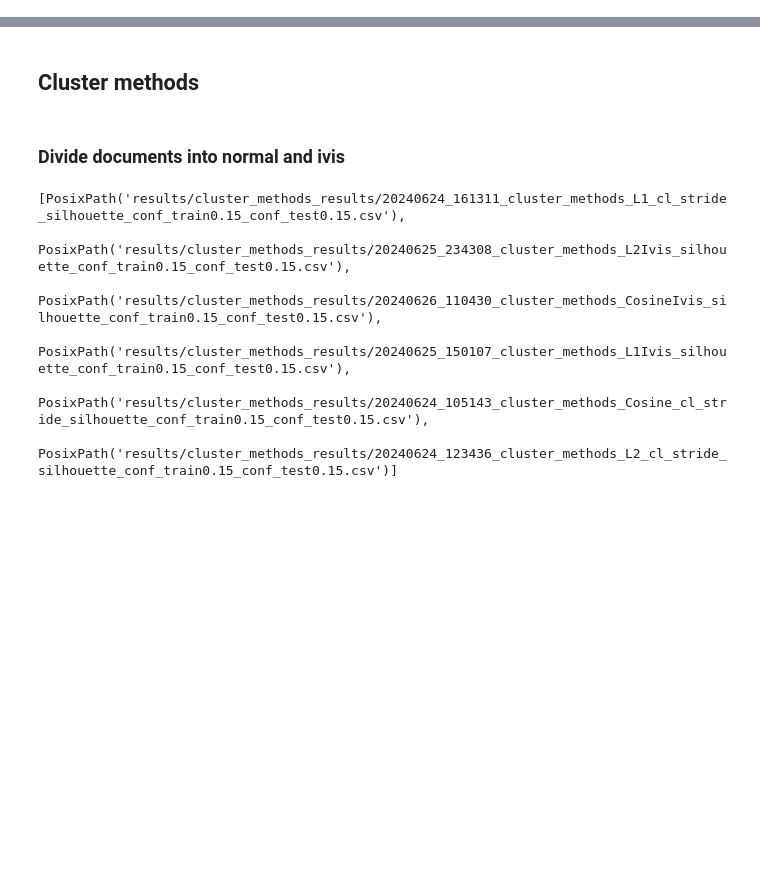
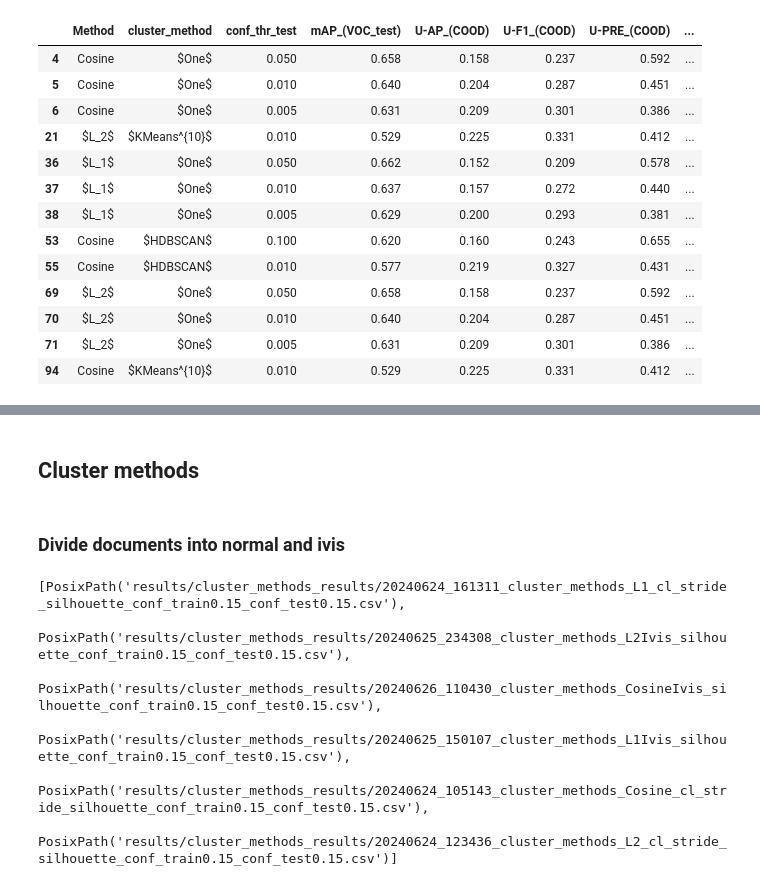
Before and after one commit to aitor-martinez-seras/OoD_in_Object_Detection, a Jupyter notebook: process_results.ipynb, the cells around one changed output, grey strips where cells are left out. Saved outputs shown, nothing was run; the diff lists cells and outputs as text; code cells hidden in the pictures; blank space fills up the shorter version.

```diff
--- a/process_results.ipynb
+++ b/process_results.ipynb
@@ -167,0 +390,17 @@ def obtain_non_dominated_points_positions(dataframe: pd.DataFrame):
+# %%
+df_non_dominated_cluster_methods
+# %% [output]
+|  | Method | cluster_method | conf_thr_test | mAP_(VOC_test) | U-AP_(COOD) | U-F1_(COOD) | U-PRE_(COOD) | ... |
+| 4 | Cosine | $One$ | 0.050 | 0.658 | 0.158 | 0.237 | 0.592 | ... |
+| 5 | Cosine | $One$ | 0.010 | 0.640 | 0.204 | 0.287 | 0.451 | ... |
+| 6 | Cosine | $One$ | 0.005 | 0.631 | 0.209 | 0.301 | 0.386 | ... |
+| 21 | $L_2$ | $KMeans^{10}$ | 0.010 | 0.529 | 0.225 | 0.331 | 0.412 | ... |
+| 36 | $L_1$ | $One$ | 0.050 | 0.662 | 0.152 | 0.209 | 0.578 | ... |
+| 37 | $L_1$ | $One$ | 0.010 | 0.637 | 0.157 | 0.272 | 0.440 | ... |
+| 38 | $L_1$ | $One$ | 0.005 | 0.629 | 0.200 | 0.293 | 0.381 | ... |
+| 53 | Cosine | $HDBSCAN$ | 0.100 | 0.620 | 0.160 | 0.243 | 0.655 | ... |
+| 55 | Cosine | $HDBSCAN$ | 0.010 | 0.577 | 0.219 | 0.327 | 0.431 | ... |
+| 69 | $L_2$ | $One$ | 0.050 | 0.658 | 0.158 | 0.237 | 0.592 | ... |
+| 70 | $L_2$ | $One$ | 0.010 | 0.640 | 0.204 | 0.287 | 0.451 | ... |
+| 71 | $L_2$ | $One$ | 0.005 | 0.631 | 0.209 | 0.301 | 0.386 | ... |
+| 94 | Cosine | $KMeans^{10}$ | 0.010 | 0.529 | 0.225 | 0.331 | 0.412 | ... |
```
Also changed, not shown: parts of 22 cells of this notebook, 2 other files.
